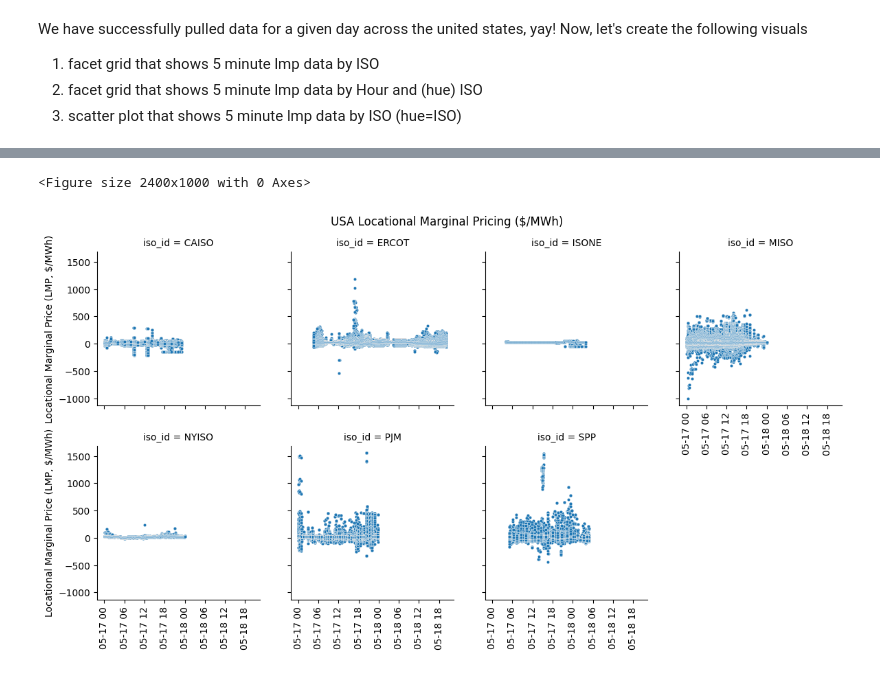
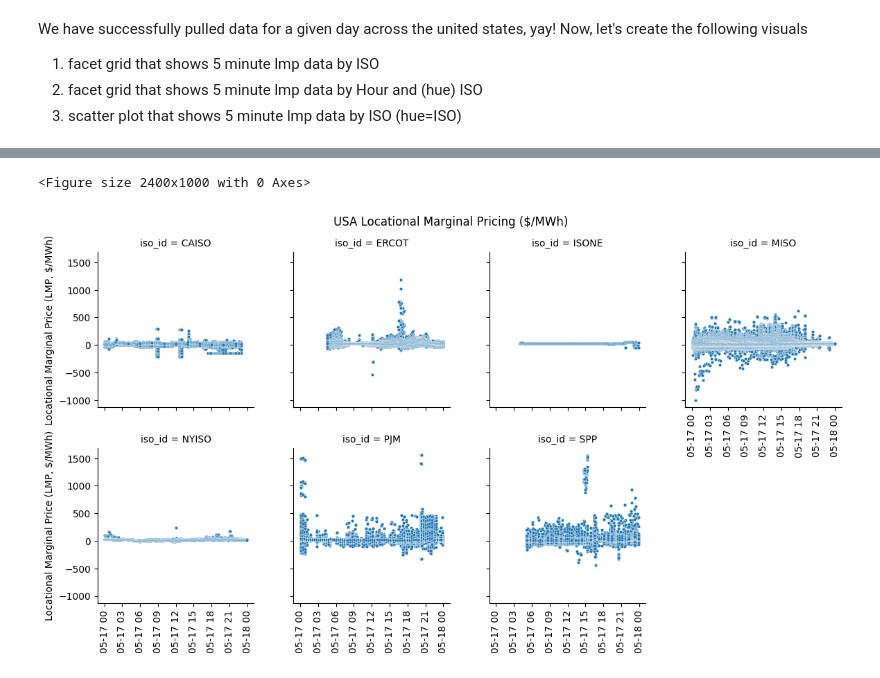
Before and after one commit to aangelsalazarr/us_electricity_pricing, a Jupyter notebook: unifying_data_silos.ipynb, the cells around one changed output, grey strips where cells are left out. Cells and saved outputs as stored; diff of their text form; code cells hidden in the pictures.

Commit message:
setting up visuals

```diff
--- a/unifying_data_silos.ipynb
+++ b/unifying_data_silos.ipynb
@@ -185,7 +185,7 @@ datasets = [caiso_df, ercot_df, isone_df, miso_df, nyiso_df,
 
 # create a standardized timestamp on all datasets
 datasets_fmt = create_std_timestamp(dataframes=datasets,
-                                    cols_keep=['node_id', 'timestamp', '5min_lmp', "iso_id"])
+                                    cols_keep=['node_id', 'timestamp', '5min_lmp', "iso_id", "hour", "minute"])
 
 datasets_fmt.info()
 # %% [output]
@@ -234,0 +266,4 @@ def lmp_iso_fgrid(dataset: object):
+# %%
+# filtered data for only 1 days worth of data because ERCOT pulled more than expected... idk why??
+filtered_df = datasets_fmt[datasets_fmt['fmt_timestamp'].dt.date == pd.to_datetime(today).date()]
+filtered_df.info()
@@ -235,5 +285,5 @@ def lmp_iso_fgrid(dataset: object):
 # %%
-lmp_iso_fgrid(dataset=datasets_fmt)
+lmp_iso_fgrid(dataset=filtered_df, fgrid_type='standard')
 # %% [output]
 <Figure size 2400x1000 with 0 Axes>
-[figure, old version]
+[figure, new version]
```
Also changed, not shown: parts of 6 cells of this notebook, 4 other files.
